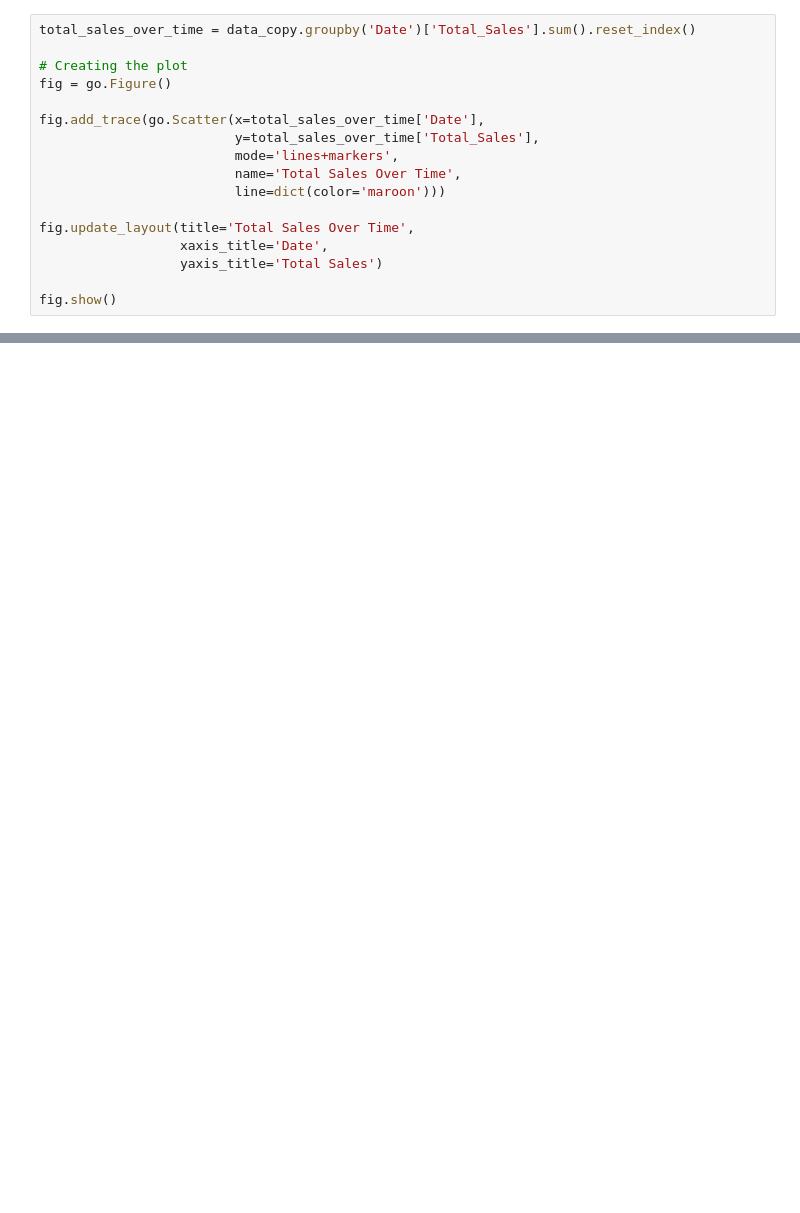
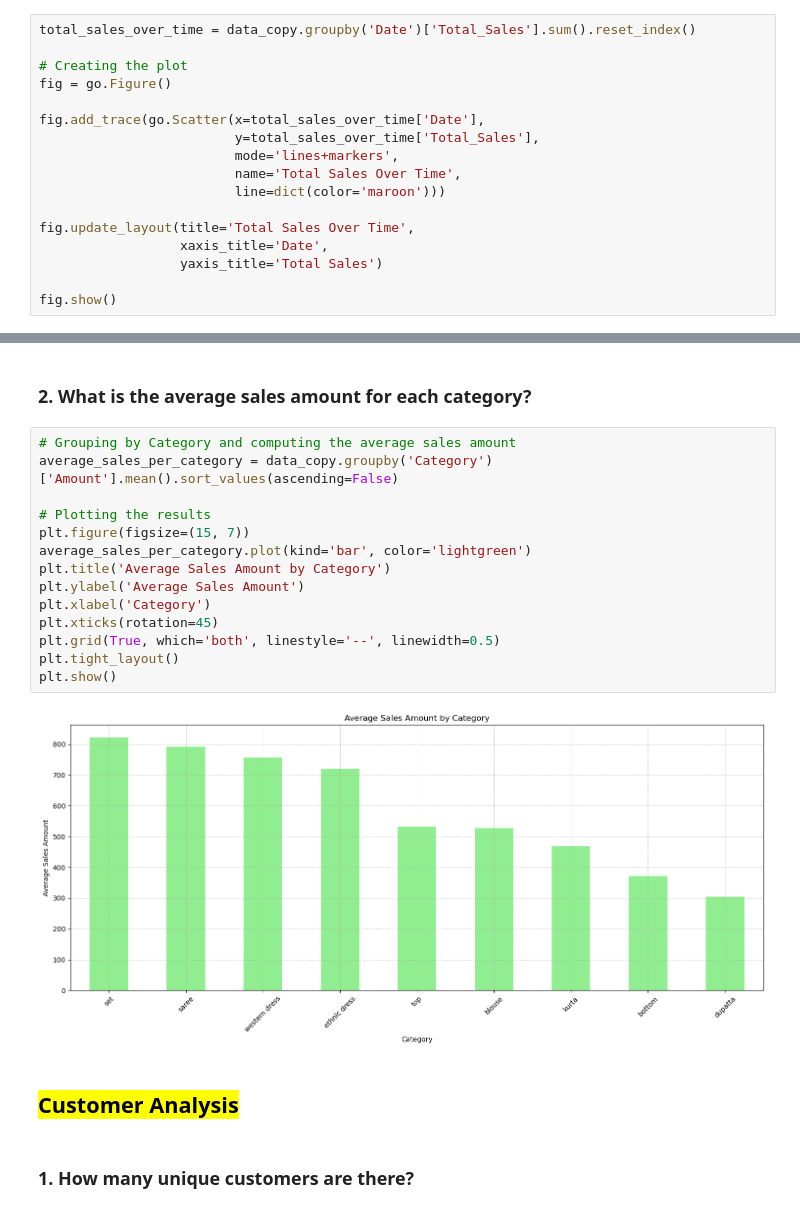
Before and after one commit to atharvabhalilkar1/major-year-project, a Jupyter notebook: EDA.ipynb, the cells around one changed output, grey strips where cells are left out. Cells and saved outputs as stored; diff of their text form; blank space fills up the shorter version.

```diff
--- a/EDA.ipynb
+++ b/EDA.ipynb
@@ -131,0 +181,22 @@ fig.show()
+# %% [markdown]
+### 2. What is the average sales amount for each category?
+# %%
+# Grouping by Category and computing the average sales amount
+average_sales_per_category = data_copy.groupby('Category')['Amount'].mean().sort_values(ascending=False)
+
+# Plotting the results
+plt.figure(figsize=(15, 7))
+average_sales_per_category.plot(kind='bar', color='lightgreen')
+plt.title('Average Sales Amount by Category')
+plt.ylabel('Average Sales Amount')
+plt.xlabel('Category')
+plt.xticks(rotation=45)
+plt.grid(True, which='both', linestyle='--', linewidth=0.5)
+plt.tight_layout()
+plt.show()
+# %% [output]
+[figure, added]
+# %% [markdown]
+## <mark>Customer Analysis</mark>
+# %% [markdown]
+### 1. How many unique customers are there?
```
Also changed, not shown: parts of 39 cells of this notebook.
